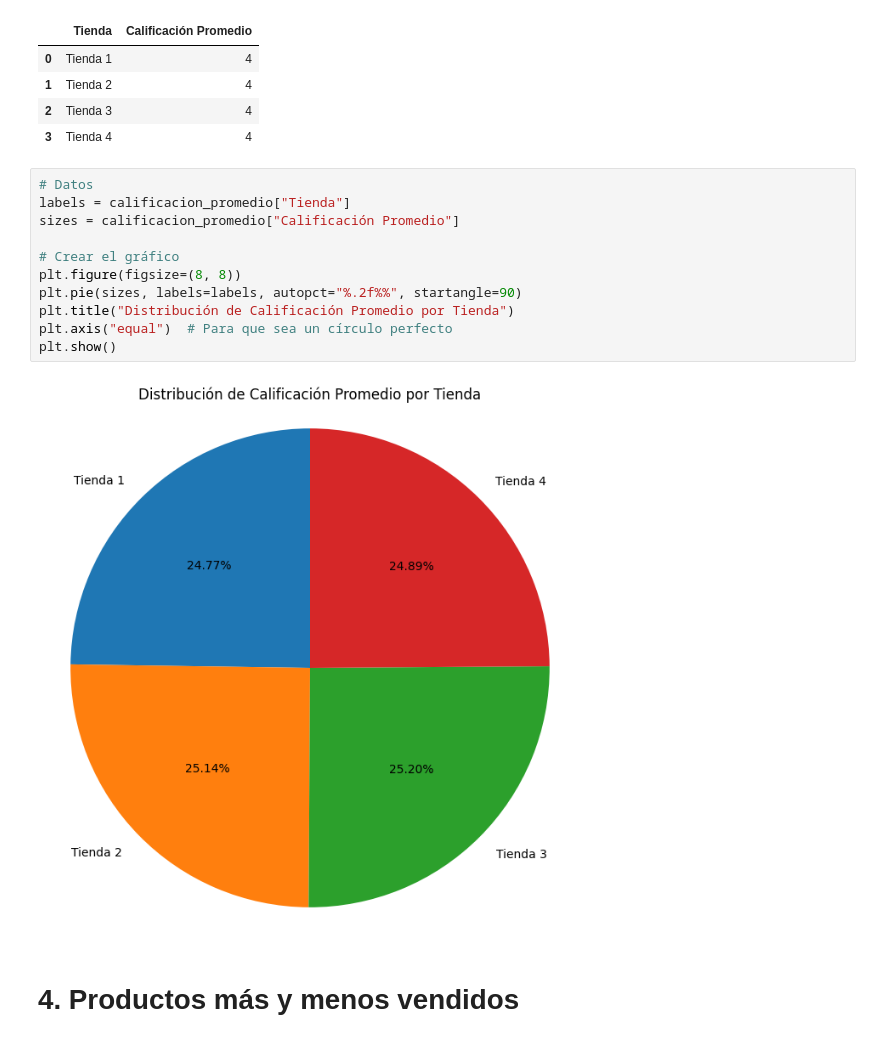
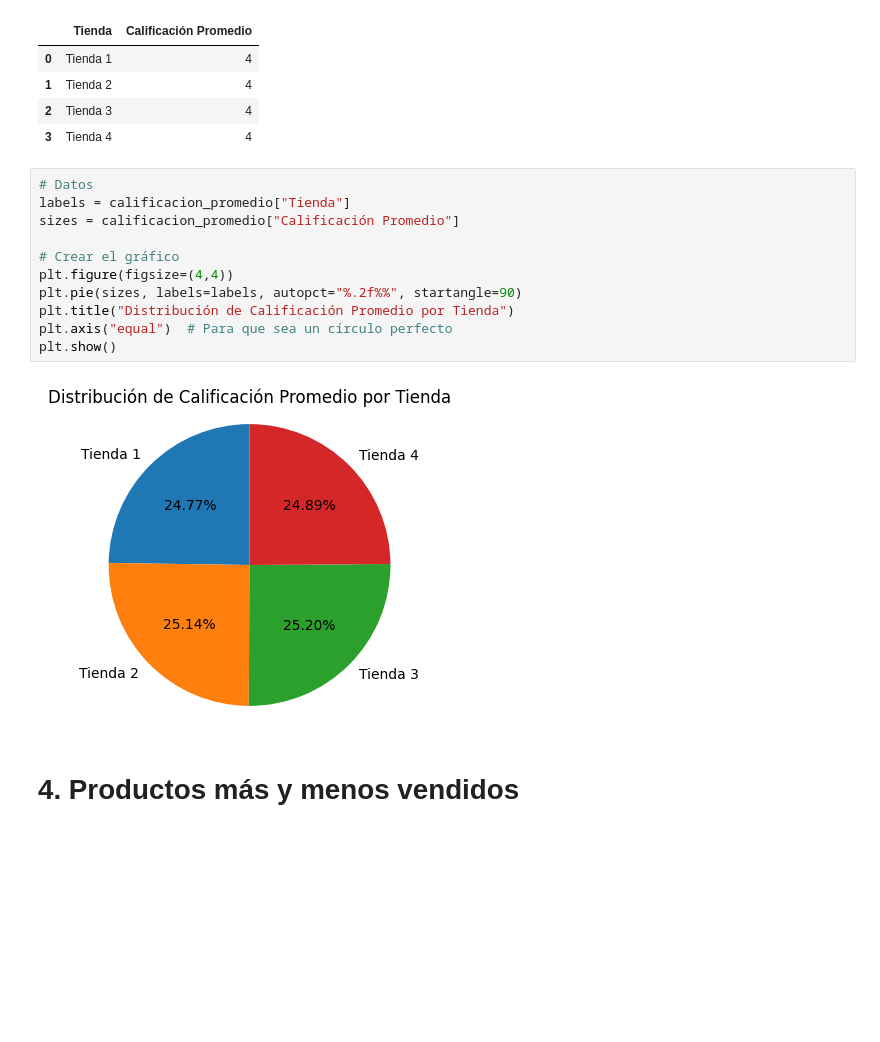
Before and after one commit to Nataliahfk/Challenge_Venta_Sucursales, a Jupyter notebook: AluraStoreLatam.ipynb, the cells around one changed output. Cells and saved outputs as stored; diff of their text form; blank space fills up the shorter version.

```diff
--- a/AluraStoreLatam.ipynb
+++ b/AluraStoreLatam.ipynb
@@ -169,16 +169,16 @@ calificacion_promedio
 # %%
 # Datos
 labels = calificacion_promedio["Tienda"]
 sizes = calificacion_promedio["Calificación Promedio"]
 
 # Crear el gráfico
-plt.figure(figsize=(8, 8))
+plt.figure(figsize=(4,4))
 plt.pie(sizes, labels=labels, autopct="%.2f%%", startangle=90)
 plt.title("Distribución de Calificación Promedio por Tienda")
 plt.axis("equal")  # Para que sea un círculo perfecto
 plt.show()
 # %% [output]
-[figure, old version]
+[figure, new version]
 # %% [markdown]
 # 4. Productos más y menos vendidos
 # %% [markdown]
```
Also changed, not shown: parts of 1 cell of this notebook.
